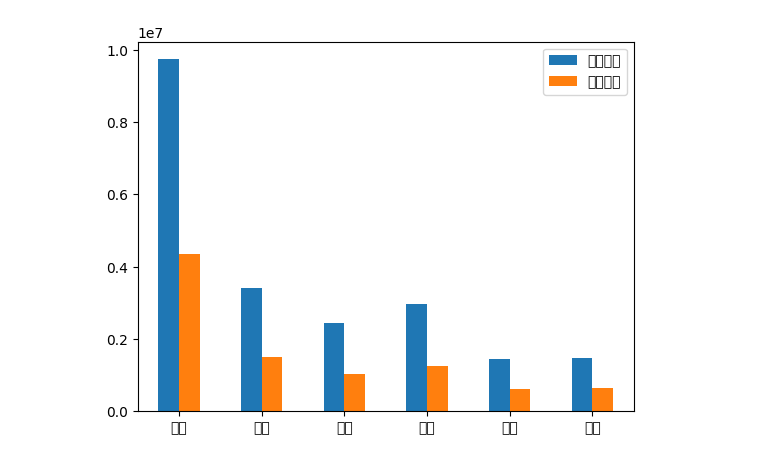
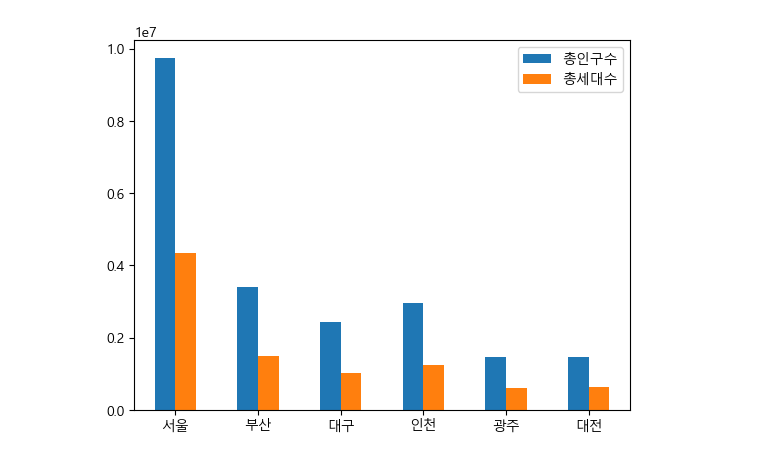
Before and after one commit to ljw971125/Python, a Jupyter notebook: pandas.ipynb, the cells around one changed output. Saved outputs shown, nothing was run; the diff lists cells and outputs as text; code cells hidden in the pictures.

```diff
--- a/pandas.ipynb
+++ b/pandas.ipynb
@@ -1030,15 +1030,26 @@ print('-' * 50)
 # %%
 #그래프 그리기
 frame = pd.DataFrame(dict_data)
 index=['서울', '부산', '대구', '인천', '광주', '대전']
 x1 = frame.iloc[:6,1]
 x1 = x1.values.tolist()
 x2 = frame.iloc[:6,2]
 x2 = x2.values.tolist()
 df = pd.DataFrame({'총인구수':x1,'총세대수':x2},index=index)
+
+import platform
+import matplotlib
+if platform.system()=='Windows':
+    matplotlib.rc('font', family='Malgun Gothic')
+# elif platform.system.system() == 'Darwin': #Mac
+#     matplotlib.rc('font', family='AppleGothic')
+# else: #linux
+#     matplotlib.rc('font', family='NanumGothic')
+    #그래프에 마이너스 표시가 되도록 변경
+matplotlib.rcParams['axes.unicode_minus']=False
 ax=df.plot.bar(rot=0)
 # %% [output]
-[figure, old version]
+[figure, new version]
 # %%
 import pandas as pd
 data = {
```
